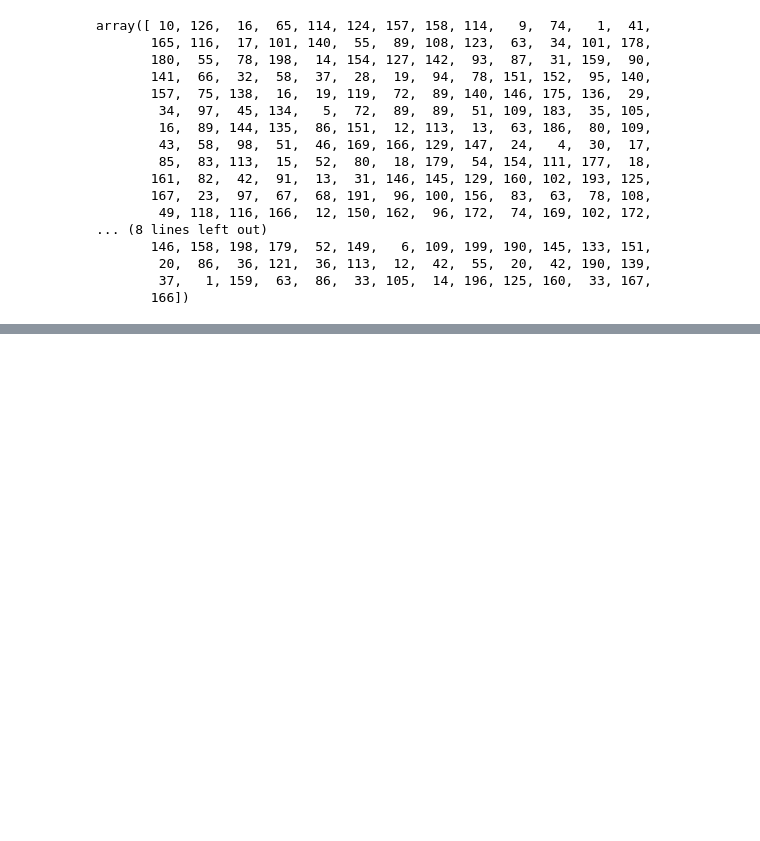
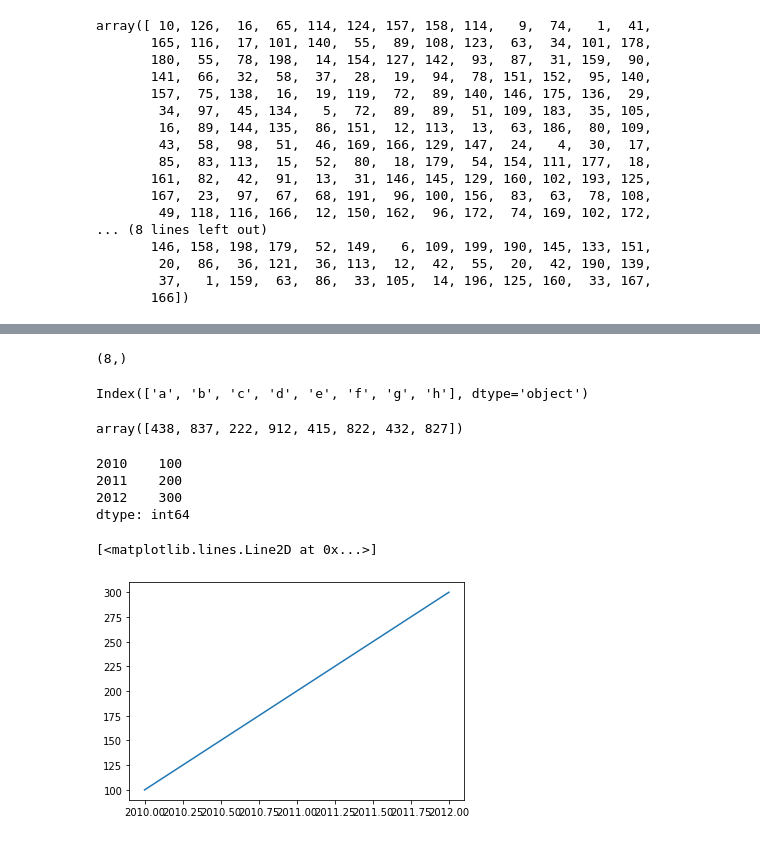
Before and after one commit to Juniorexz/Codigo, a Jupyter notebook: Mineração de dados com Python.ipynb, the cells around one changed output, grey strips where cells are left out. Cells and saved outputs as stored; diff of their text form; code cells hidden in the pictures; blank space fills up the shorter version.

```diff
--- a/Mineração de dados com Python.ipynb
+++ b/Mineração de dados com Python.ipynb
@@ -258,0 +419,32 @@ array([ 10, 126,  16,  65, 114, 124, 157, 158, 114,   9,  74,   1,  41,
+# %%
+#shape
+#Saber a quantidade de linhas que temos
+series.shape
+# %% [output]
+(8,)
+# %%
+#índice
+series.index
+# %% [output]
+Index(['a', 'b', 'c', 'd', 'e', 'f', 'g', 'h'], dtype='object')
+# %%
+#valores: retorna um objeto ndarray
+#apenas os valores
+series.values
+# %% [output]
+array([438, 837, 222, 912, 415, 822, 432, 827])
+# %%
+series_ = pd.Series([100, 200, 300], index = [2010, 2011, 2012])
+# %%
+series_
+# %% [output]
+2010    100
+2011    200
+2012    300
+dtype: int64
+# %%
+#Criação de gráfico
+plt.plot(series_.index, series_.values)
+# %% [output]
+[<matplotlib.lines.Line2D at 0x...>]
+[figure, added]
```
Also changed, not shown: parts of 25 cells of this notebook.
